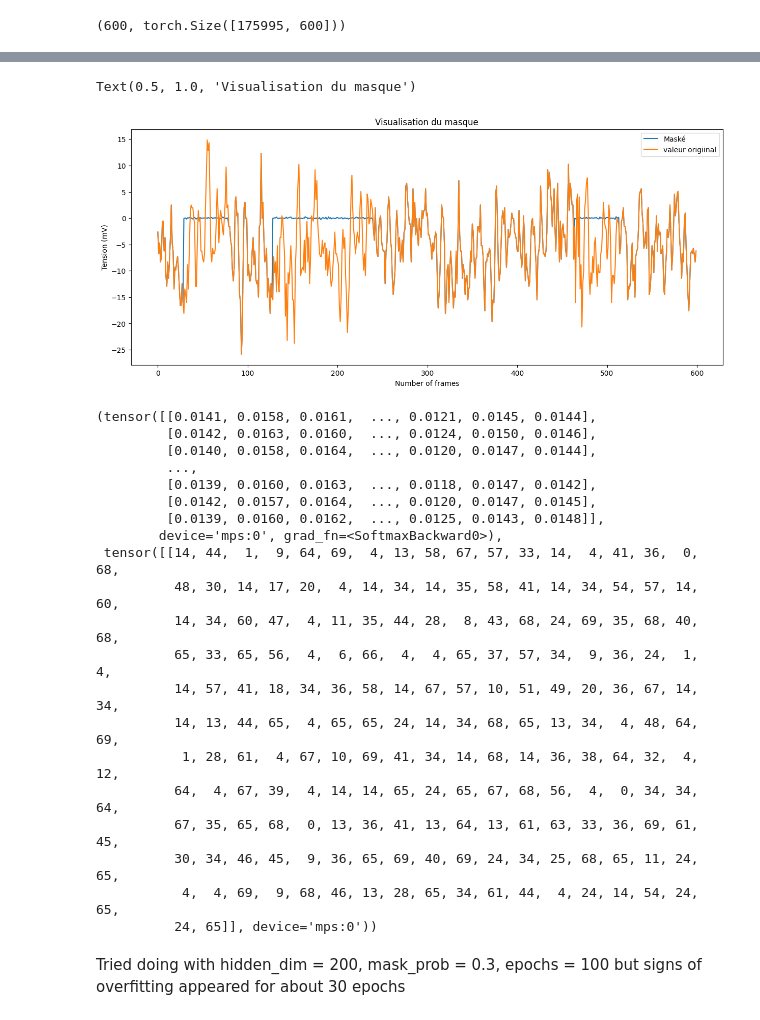
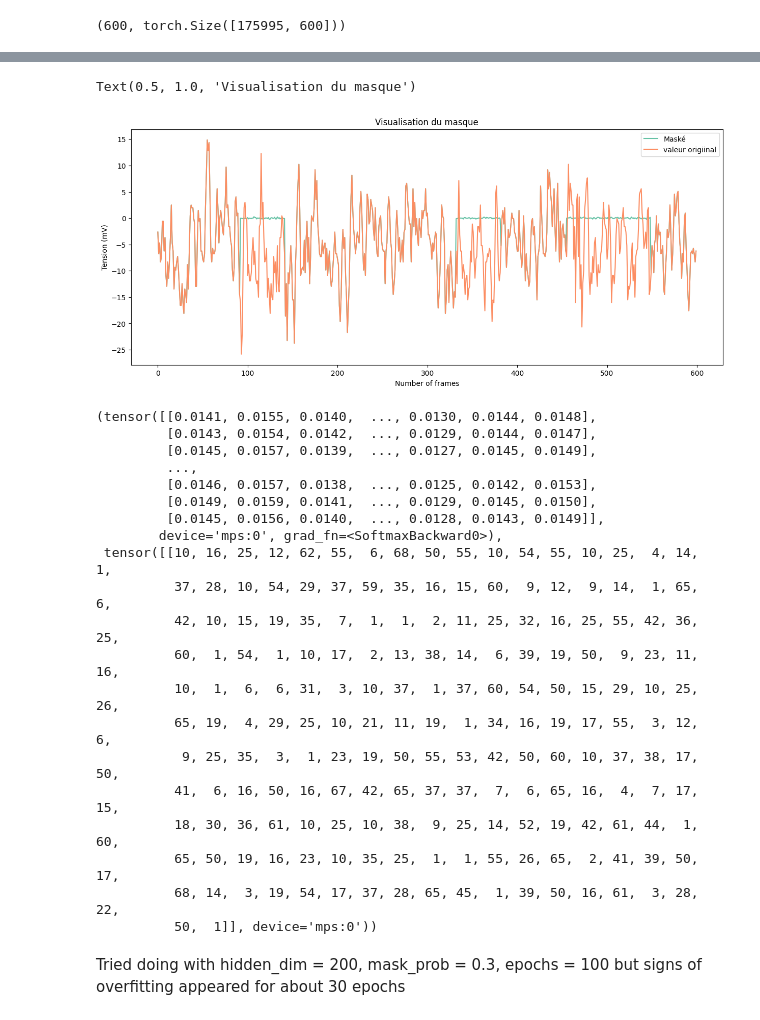
Before and after one commit to oscarninou/adl24-sleep-stage, a Jupyter notebook: random_projection_pretraing.ipynb, the cells around one changed output, grey strips where cells are left out. Saved outputs shown, nothing was run; the diff lists cells and outputs as text; code cells hidden in the pictures.

```diff
--- a/random_projection_pretraing.ipynb
+++ b/random_projection_pretraing.ipynb
@@ -119,19 +122,18 @@ class GRUPredictor(nn.Module):
         return out
 # %%
 class AttentionLSTM(nn.Module):
-    def __init__(self, input_dim=600, hidden_dim=100, nstack=3, dropout=0, codebook_size = 50):
+    def __init__(self, input_dim=600, hidden_dim=100, nstack=2, dropout=0, codebook_size = 50, embedding_dim = 50):
         super(AttentionLSTM, self).__init__()
         self.input_dim = input_dim
         self.hidden_dim = hidden_dim
         self.nstack = nstack
         self.dropout = dropout
-
         # LSTM layer
-        self.lstm = nn.LSTM(input_size=input_dim, hidden_size=hidden_dim, num_layers=nstack)
+        self.lstm = nn.LSTM(input_size= input_dim, hidden_size=hidden_dim, num_layers=nstack, bidirectional= True)
 
         # Linear layers for attention
-        self.attention_linear = nn.Linear(hidden_dim, 1)
-        self.context_linear = nn.Linear(hidden_dim, hidden_dim)
+        self.attention_linear = nn.Linear(2*hidden_dim, 1)
+        self.context_linear = nn.Linear(2*hidden_dim, hidden_dim)
 
         # Final linear layer
         self.linear = nn.Linear(hidden_dim, codebook_size)
@@ -139,10 +141,11 @@ class AttentionLSTM(nn.Module):
         # Dropout layer
         self.drop = nn.Dropout(p=dropout)
 
+
     def init_hidden(self, bsz):
         # Initialize hidden state for LSTM
-        return (th.zeros(self.nstack, bsz, self.hidden_dim),
-            th.zeros(self.nstack, bsz, self.hidden_dim))
+        return (th.zeros(2*self.nstack, bsz, self.hidden_dim),
+            th.zeros(2*self.nstack, bsz, self.hidden_dim))
 
 
     def forward(self, inputs, h0=None):
@@ -151,11 +154,9 @@ class AttentionLSTM(nn.Module):
 
         h0, c0 = h0.to(device), c0.to(device)
 
-        # Transpose inputs to match the expected dimensions
-        inputs = inputs
-
         # LSTM forward pass
         lstm_output, _ = self.lstm(inputs, (h0, c0))
+
 
         # Compute attention weights
         attention_weights = F.softmax(self.attention_linear(lstm_output), dim=0)
@@ -166,12 +167,15 @@ class AttentionLSTM(nn.Module):
         # Compute context vector
         context = self.context_linear(attention_applied)
 
+        context = F.relu(context)
+
         # Apply dropout
         out = self.drop(context)
 
         #Linear layer
         out = self.linear(out)
 
+
         #Softmax layer
         out = F.softmax(out, dim= 1)
 
@@ -193,47 +282,49 @@ tensor([ 0,  1,  2,  3,  4,  5,  6,  7,  8,  9, 10, 11, 12, 13, 14, 15, 16, 17,
 # %%
 #Viz of the mask
-model = BestRqFramework(encoder= AttentionLSTM(dropout = 0.1, hidden_dim = 150),
+model = BestRqFramework(encoder= AttentionLSTM(dropout = 0.1, hidden_dim = 150, nstack= 2),
                         num_temporal_dimension_reduction_steps=100,
                         input_feature_size=600,
                         encoder_hidden_size=20,
                         num_code_books=50,
                         mask_time= 50,
                         stride_time=1,
                         random_state=42,
                         mask_prob=1,
                         batch_size=200)
 
 inputs = xtrain[:200].to(device).view(-1, 200, 600)
 
 masked_values,_ = model.masking(inputs)
 
 
 plt.figure(figsize=(15,6))
 for i in range(1):
     plt.plot(masked_values[0,i,:].cpu().detach().numpy(), label = 'Maské')
     plt.plot(inputs[0, i ,:].cpu().detach().numpy(), label ='valeur origiinal')
 plt.legend()
 plt.xlabel('Number of frames')
 plt.ylabel('Tension (mV)')
 plt.title('Visualisation du masque')
 # %% [output]
 Text(0.5, 1.0, 'Visualisation du masque')
-[figure, old version]
+[figure, new version]
 # %%
 conformer_model = ConformerEncoder(input_size = 600, num_blocks = 3, kernel_size = 3, num_heads = 4).to(device)
 # %%
 device = th.device('mps')
 
-model = BestRqFramework(encoder= AttentionLSTM(dropout= 0.1, hidden_dim = 50, codebook_size= 70),
+encoder = AttentionLSTM(dropout= 0.2, hidden_dim = 100, codebook_size= 70, nstack = 2)
+
+model = BestRqFramework(encoder= encoder,
                         num_temporal_dimension_reduction_steps=100,
                         input_feature_size=600,
                         encoder_hidden_size=200,
-                        num_code_books=70,
+                        num_code_books= 70,
                         mask_time= 50,
                         stride_time=1,
-                        random_state=42,
-                        mask_prob=0.2,
-                        batch_size=200,
+                        random_state=6618181,
+                        mask_prob=0.01,
+                        batch_size=400,
                         device = device)
 
 
@@ -245,26 +336,26 @@ input_values, idx = model(inputs, masking = False)
 
 input_values, idx
 # %% [output]
-(tensor([[0.0141, 0.0158, 0.0161,  ..., 0.0121, 0.0145, 0.0144],
-         [0.0142, 0.0163, 0.0160,  ..., 0.0124, 0.0150, 0.0146],
-         [0.0140, 0.0158, 0.0164,  ..., 0.0120, 0.0147, 0.0144],
+(tensor([[0.0141, 0.0155, 0.0140,  ..., 0.0130, 0.0144, 0.0148],
+         [0.0143, 0.0154, 0.0142,  ..., 0.0129, 0.0144, 0.0147],
+         [0.0145, 0.0157, 0.0139,  ..., 0.0127, 0.0145, 0.0149],
          ...,
-         [0.0139, 0.0160, 0.0163,  ..., 0.0118, 0.0147, 0.0142],
-         [0.0142, 0.0157, 0.0164,  ..., 0.0120, 0.0147, 0.0145],
-         [0.0139, 0.0160, 0.0162,  ..., 0.0125, 0.0143, 0.0148]],
+         [0.0146, 0.0157, 0.0138,  ..., 0.0125, 0.0142, 0.0153],
+         [0.0149, 0.0159, 0.0141,  ..., 0.0129, 0.0145, 0.0150],
+         [0.0145, 0.0156, 0.0140,  ..., 0.0128, 0.0143, 0.0149]],
         device='mps:0', grad_fn=<SoftmaxBackward0>),
- tensor([[14, 44,  1,  9, 64, 69,  4, 13, 58, 67, 57, 33, 14,  4, 41, 36,  0, 68,
-          48, 30, 14, 17, 20,  4, 14, 34, 14, 35, 58, 41, 14, 34, 54, 57, 14, 60,
-          14, 34, 60, 47,  4, 11, 35, 44, 28,  8, 43, 68, 24, 69, 35, 68, 40, 68,
-          65, 33, 65, 56,  4,  6, 66,  4,  4, 65, 37, 57, 34,  9, 36, 24,  1,  4,
-          14, 57, 41, 18, 34, 36, 58, 14, 67, 57, 10, 51, 49, 20, 36, 67, 14, 34,
-          14, 13, 44, 65,  4, 65, 65, 24, 14, 34, 68, 65, 13, 34,  4, 48, 64, 69,
-           1, 28, 61,  4, 67, 10, 69, 41, 34, 14, 68, 14, 36, 38, 64, 32,  4, 12,
-          64,  4, 67, 39,  4, 14, 14, 65, 24, 65, 67, 68, 56,  4,  0, 34, 34, 64,
-          67, 35, 65, 68,  0, 13, 36, 41, 13, 64, 13, 61, 63, 33, 36, 69, 61, 45,
-          30, 34, 46, 45,  9, 36, 65, 69, 40, 69, 24, 34, 25, 68, 65, 11, 24, 65,
-           4,  4, 69,  9, 68, 46, 13, 28, 65, 34, 61, 44,  4, 24, 14, 54, 24, 65,
-          24, 65]], device='mps:0'))
+ tensor([[10, 16, 25, 12, 62, 55,  6, 68, 50, 55, 10, 54, 55, 10, 25,  4, 14,  1,
+          37, 28, 10, 54, 29, 37, 59, 35, 16, 15, 60,  9, 12,  9, 14,  1, 65,  6,
+          42, 10, 15, 19, 35,  7,  1,  1,  2, 11, 25, 32, 16, 25, 55, 42, 36, 25,
+          60,  1, 54,  1, 10, 17,  2, 13, 38, 14,  6, 39, 19, 50,  9, 23, 11, 16,
+          10,  1,  6,  6, 31,  3, 10, 37,  1, 37, 60, 54, 50, 15, 29, 10, 25, 26,
+          65, 19,  4, 29, 25, 10, 21, 11, 19,  1, 34, 16, 19, 17, 55,  3, 12,  6,
+           9, 25, 35,  3,  1, 23, 19, 50, 55, 53, 42, 50, 60, 10, 37, 38, 17, 50,
+          41,  6, 16, 50, 16, 67, 42, 65, 37, 37,  7,  6, 65, 16,  4,  7, 17, 15,
+          18, 30, 36, 61, 10, 25, 10, 38,  9, 25, 14, 52, 19, 42, 61, 44,  1, 60,
+          65, 50, 19, 16, 23, 10, 35, 25,  1,  1, 55, 26, 65,  2, 41, 39, 50, 17,
+          68, 14,  3, 19, 54, 17, 37, 28, 65, 45,  1, 39, 50, 16, 61,  3, 28, 22,
+          50,  1]], device='mps:0'))
 # %% [markdown]
 Tried doing with hidden_dim = 200, mask_prob = 0.3, epochs = 100 but signs of overfitting appeared for about 30 epochs
 # %%
```
Also changed, not shown: parts of 24 cells of this notebook, 2 other files.
